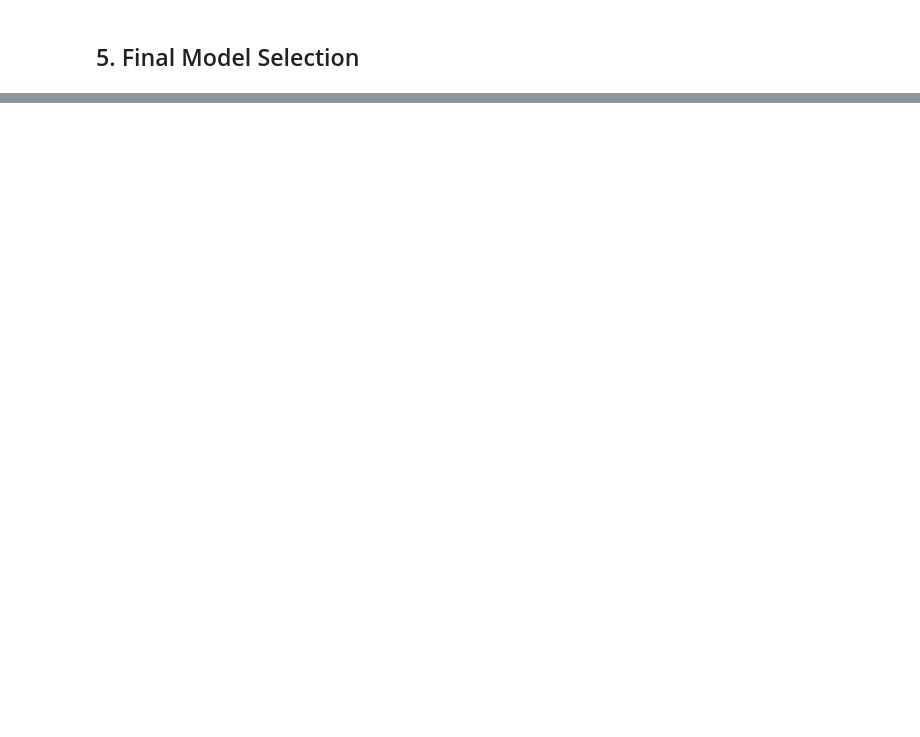
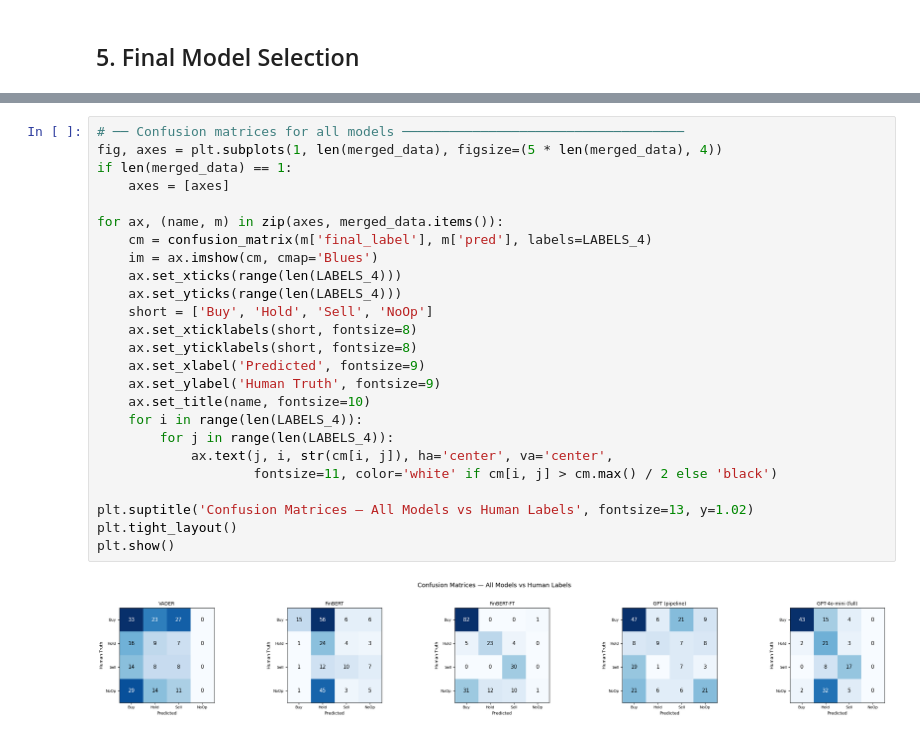
Before and after one commit to blazxex/SEML, a Jupyter notebook: notebooks/model_evaluation.ipynb, the cells around one changed output, grey strips where cells are left out. Saved outputs shown, nothing was run; the diff lists cells and outputs as text; blank space fills up the shorter version.

```diff
--- a/notebooks/model_evaluation.ipynb
+++ b/notebooks/model_evaluation.ipynb
@@ -281,0 +494,27 @@ Decision table:
+# %%
+# ── Confusion matrices for all models ────────────────────────────────────
+fig, axes = plt.subplots(1, len(merged_data), figsize=(5 * len(merged_data), 4))
+if len(merged_data) == 1:
+    axes = [axes]
+
+for ax, (name, m) in zip(axes, merged_data.items()):
+    cm = confusion_matrix(m['final_label'], m['pred'], labels=LABELS_4)
+    im = ax.imshow(cm, cmap='Blues')
+    ax.set_xticks(range(len(LABELS_4)))
+    ax.set_yticks(range(len(LABELS_4)))
+    short = ['Buy', 'Hold', 'Sell', 'NoOp']
+    ax.set_xticklabels(short, fontsize=8)
+    ax.set_yticklabels(short, fontsize=8)
+    ax.set_xlabel('Predicted', fontsize=9)
+    ax.set_ylabel('Human Truth', fontsize=9)
+    ax.set_title(name, fontsize=10)
+    for i in range(len(LABELS_4)):
+        for j in range(len(LABELS_4)):
+            ax.text(j, i, str(cm[i, j]), ha='center', va='center',
+                    fontsize=11, color='white' if cm[i, j] > cm.max() / 2 else 'black')
+
+plt.suptitle('Confusion Matrices — All Models vs Human Labels', fontsize=13, y=1.02)
+plt.tight_layout()
+plt.show()
+# %% [output]
+[figure, added]
```
Also changed, not shown: parts of 15 cells of this notebook, 10 other files.
